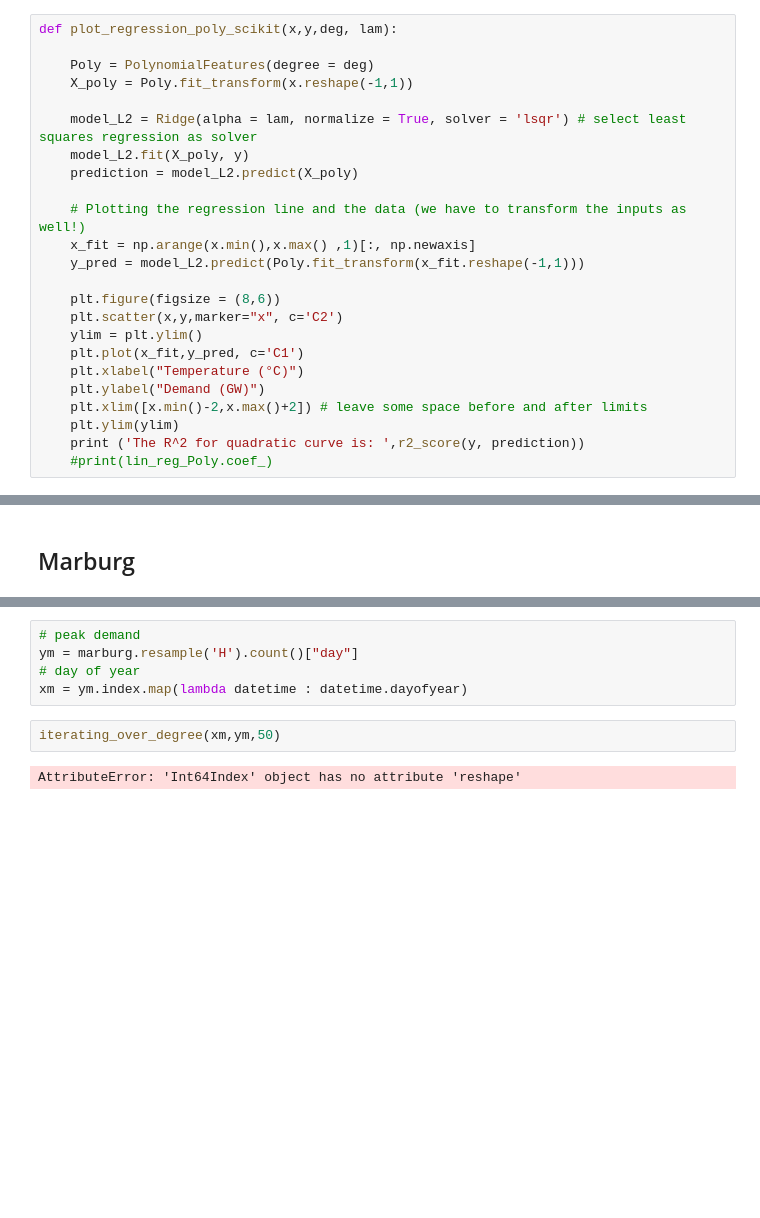
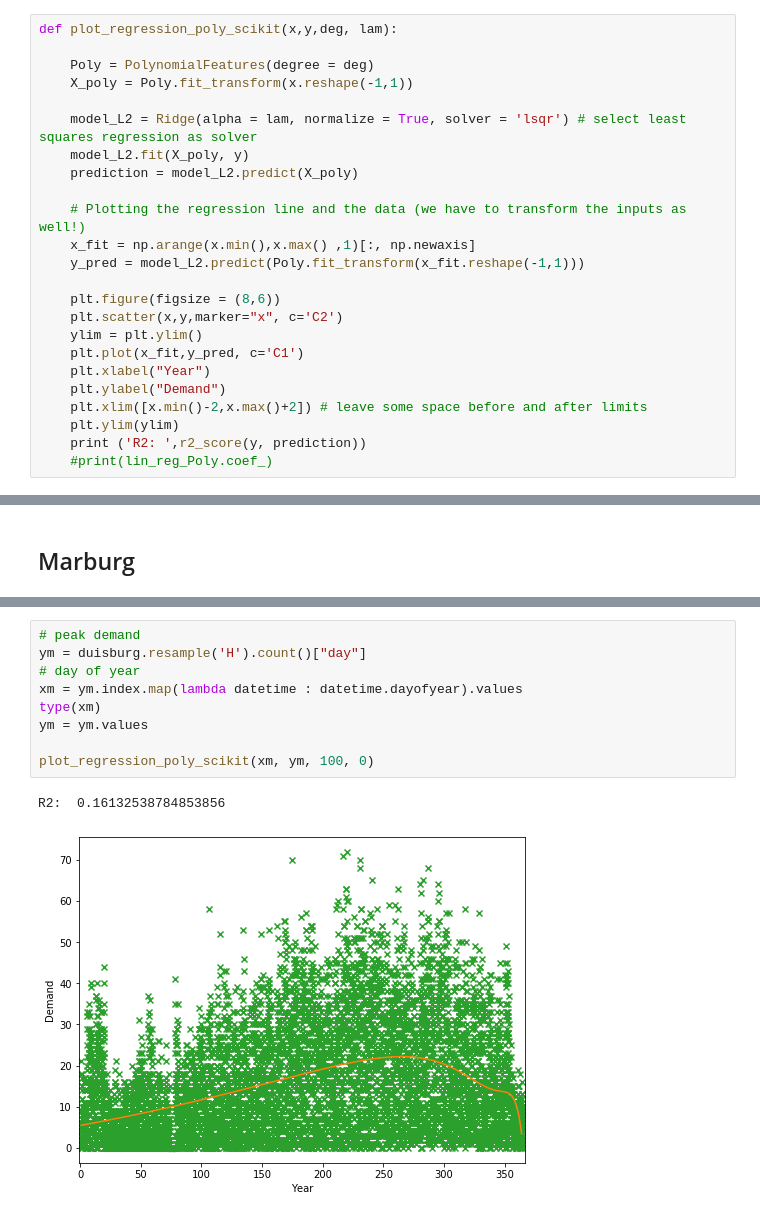
Before and after one commit to mogottsch/dsml_2020_magma, a Jupyter notebook: 3_predictive_modeling/Poly_Regression_Regularization.ipynb, the cells around one changed output, grey strips where cells are left out. Saved outputs shown, nothing was run; the diff lists cells and outputs as text; blank space fills up the shorter version.

```diff
--- a/3_predictive_modeling/Poly_Regression_Regularization.ipynb
+++ b/3_predictive_modeling/Poly_Regression_Regularization.ipynb
@@ -143,11 +145,11 @@ def plot_regression_poly_scikit(x,y,deg, lam):
     plt.scatter(x,y,marker="x", c='C2')
     ylim = plt.ylim()
     plt.plot(x_fit,y_pred, c='C1')
-    plt.xlabel("Temperature (°C)")
-    plt.ylabel("Demand (GW)")
+    plt.xlabel("Year")
+    plt.ylabel("Demand")
     plt.xlim([x.min()-2,x.max()+2]) # leave some space before and after limits
     plt.ylim(ylim)
-    print ('The R^2 for quadratic curve is: ',r2_score(y, prediction))
+    print ('R2: ',r2_score(y, prediction))
     #print(lin_reg_Poly.coef_)
 # %%
 plot_regression_poly_scikit(x.T, y, 3, 0.01)
@@ -182,9 +270,12 @@ duisburg_weather = pd.read_pickle("../0_data/weather/duisburg_weather.pkl")
 # %%
 # peak demand
-ym = marburg.resample('H').count()["day"]
+ym = duisburg.resample('H').count()["day"]
 # day of year
-xm = ym.index.map(lambda datetime : datetime.dayofyear)
+xm = ym.index.map(lambda datetime : datetime.dayofyear).values
+type(xm)
+ym = ym.values
+
+plot_regression_poly_scikit(xm, ym, 100, 0)
+# %% [output]
+R2:  0.16132538784853856
+[figure, added]
-# %%
-iterating_over_degree(xm,ym,50)
-# %% [output]
-AttributeError: 'Int64Index' object has no attribute 'reshape'
```
Also changed, not shown: parts of 11 cells of this notebook, 1 other file.
